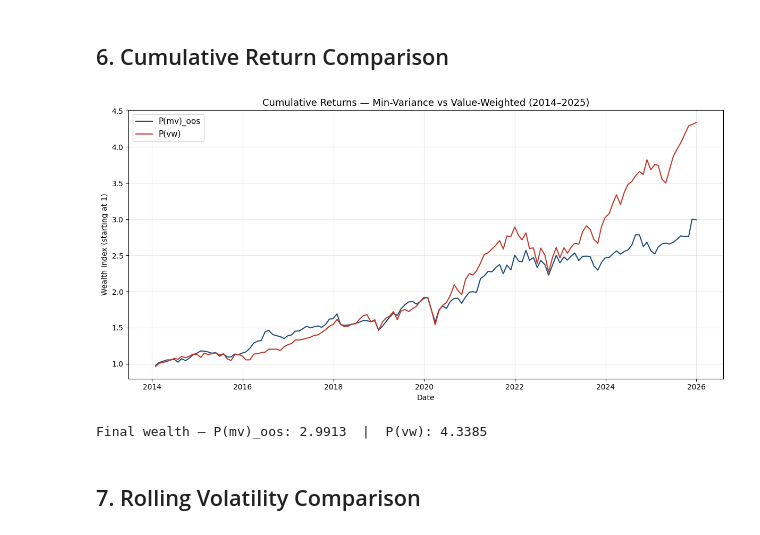
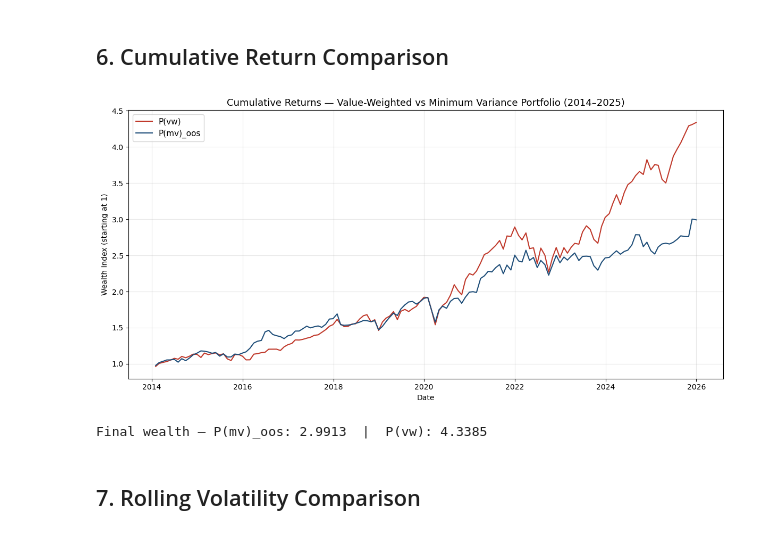
Before and after one commit to MartinaBarbero/GROUP-AT, a Jupyter notebook: vw_portfolio.ipynb, the cells around one changed output. Cells and saved outputs as stored; diff of their text form; code cells hidden in the pictures.

```diff
--- a/vw_portfolio.ipynb
+++ b/vw_portfolio.ipynb
@@ -330,22 +329,22 @@ Max_Monthly_Return    0.1080   0.1269
 # %%
 cum_mv = (1 + df_mv_ret['Return']).cumprod()
 cum_vw = (1 + df_vw_ret['Return']).cumprod()
 
 fig, ax = plt.subplots(figsize=(12, 6))
+ax.plot(cum_vw.index, cum_vw.values, color='#c0392b', linewidth=1.5, label='P(vw)')
 ax.plot(cum_mv.index, cum_mv.values, color='#1f4e79', linewidth=1.5, label='P(mv)_oos')
-ax.plot(cum_vw.index, cum_vw.values, color='#c0392b', linewidth=1.5, label='P(vw)')
-ax.set_title('Cumulative Returns — Min-Variance vs Value-Weighted (2014–2025)', fontsize=13)
+ax.set_title('Cumulative Returns — Value-Weighted vs Minimum Variance Portfolio (2014–2025)', fontsize=13)
 ax.set_xlabel('Date')
 ax.set_ylabel('Wealth Index (starting at 1)')
 ax.legend(fontsize=11)
 ax.grid(True, alpha=0.3)
 plt.tight_layout()
 plt.savefig(f'{CHARTS_DIR}mv_vs_vw_cumulative.png', dpi=150, bbox_inches='tight')
 plt.show()
 
 print(f'Final wealth — P(mv)_oos: {cum_mv.iloc[-1]:.4f}  |  P(vw): {cum_vw.iloc[-1]:.4f}')
 # %% [output]
-[figure, old version]
+[figure, new version]
 Final wealth — P(mv)_oos: 2.9913  |  P(vw): 4.3385
 # %% [markdown]
 ## 7. Rolling Volatility Comparison
```
Also changed, not shown: parts of 2 cells of this notebook, 12 other files.
